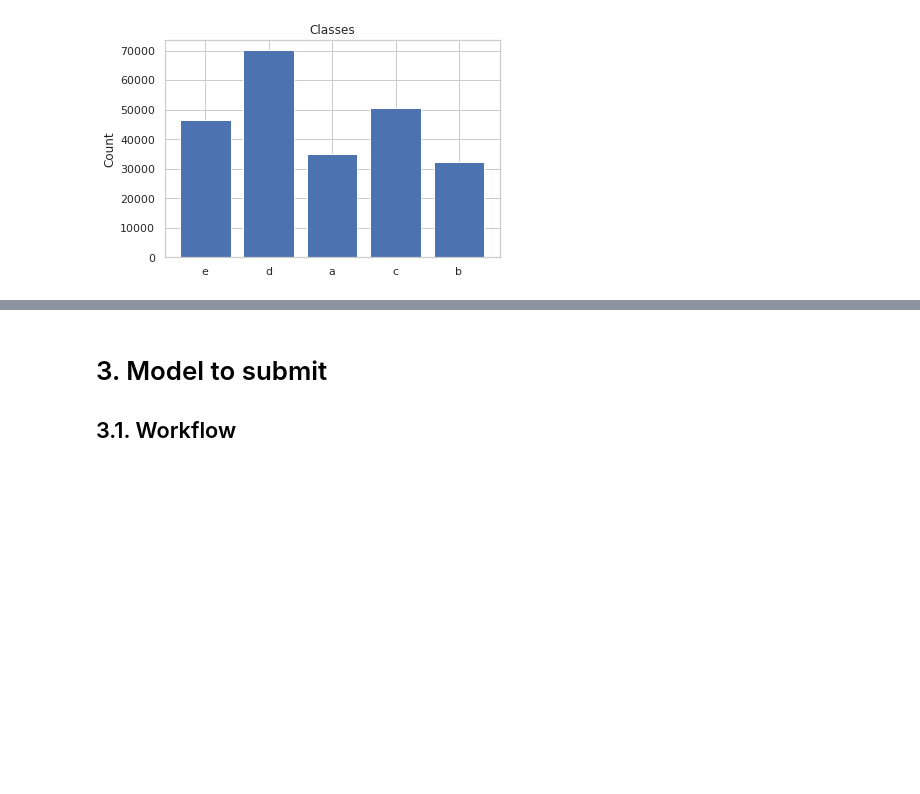
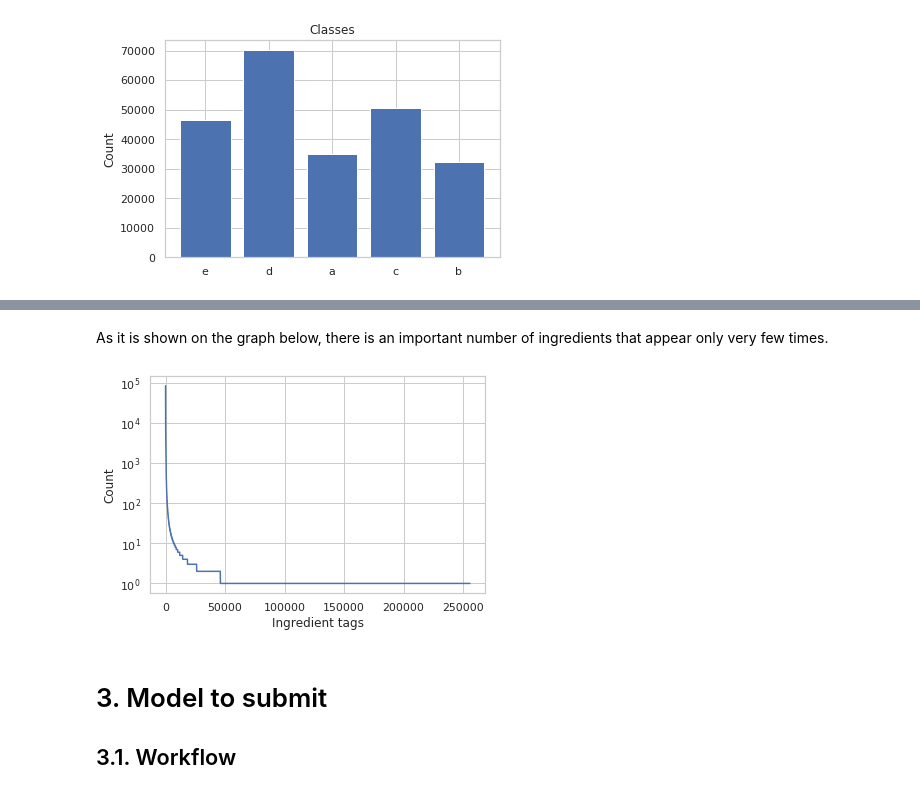
Before and after one commit to k3nz0/nutriscore-prediction, a Jupyter notebook: nutriscore_prediction.ipynb, the cells around one changed output, grey strips where cells are left out. Saved outputs shown, nothing was run; the diff lists cells and outputs as text; code cells hidden in the pictures; blank space fills up the shorter version.

```diff
--- a/nutriscore_prediction.ipynb
+++ b/nutriscore_prediction.ipynb
@@ -135,3 +180,15 @@ plt.show()
+# %% [markdown]
+As it is shown on the graph below, there is an important number of ingredients that appear only very few times.
+# %%
+y = sorted(list(unique_ingredients_tags.values()), reverse=True)
+x = np.arange(len(y))
+plt.yscale("log")
+plt.plot(x,y)
+plt.xlabel("Ingredient tags")
+plt.ylabel("Count")
+plt.show()
+# %% [output]
+[figure, added]
 # %% [markdown]
 # 3. Model to submit
 ## 3.1. Workflow
```
Also changed, not shown: parts of 6 cells of this notebook.
